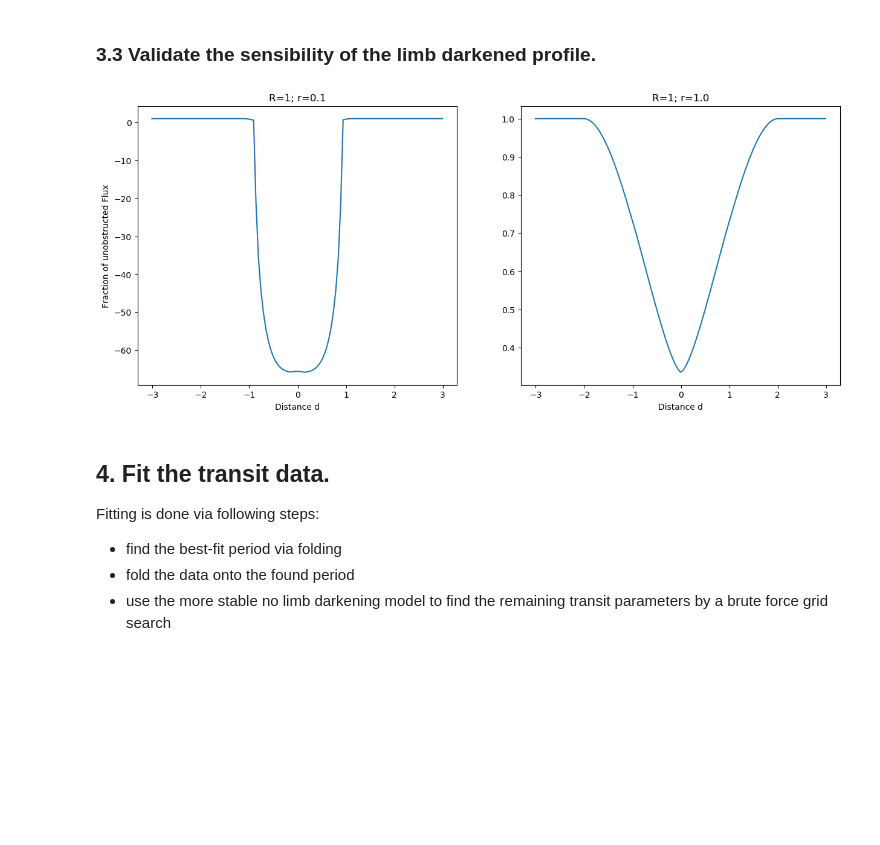
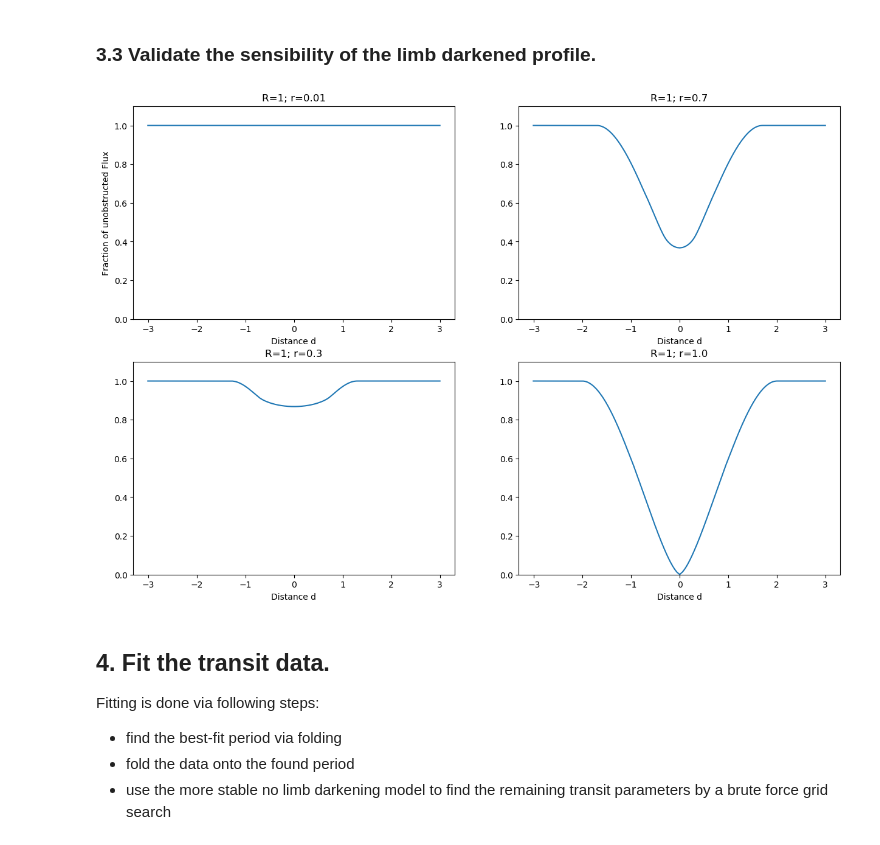
Before and after one commit to DinoBektesevic/ASTR597-Exoplanets, a Jupyter notebook: DinoBektesevic_HW2.ipynb, the cells around one changed output. Cells and saved outputs as stored; diff of their text form; code cells hidden in the pictures; blank space fills up the shorter version.

```diff
--- a/DinoBektesevic_HW2.ipynb
+++ b/DinoBektesevic_HW2.ipynb
@@ -165,10 +165,15 @@ function transitModelArea(d, R, r)
     egresMask   = findall(x-> (x>0) & ( abs(x)<abs(R+r) ) & ( abs(x)>abs(R-r) ), d)
 
     constA(x) = pi*r^2
+    constB(x) = pi*R^2
 
     model[ingresMask]  .= pi*(R^2+r^2) .- Atot(d[ingresMask], r=r, R=R)
     model[egresMask]   .= Atot(d[egresMask], r=r, R=R)
-    model[transitMask] .= constA(d[egresMask])
+    if r<=R
+        model[transitMask] .= constA(d[egresMask])
+    elseif r>R
+        model[transitMask] .= constB(d[egresMask])
+    end
 
     return model
     end;
@@ -183,6 +188,9 @@ function transitModelArea(d::Number, R, r)
         # egres
         return Atot(d, r=r, R=R)
     elseif (abs(d)<=abs(R-r))
+            if r>R
+                return pi*R^2
+            end;
         return pi*r^2
     else
         return 0;
@@ -310,10 +318,11 @@ function transitFluxLimbDarkened(d, R, r; dr=0.05, intensityf=linearI)
     for (i,dd) in enumerate(d)
         shellFs = zeros(length(subdivs))
         for (j,starR) in enumerate(subdivs)
-            shellFs[j] = transitFlux(dd, r, starR)
+            shellFs[j] = transitModelArea(dd, starR, r)
             end;
         dShellFs = shellFs[2:end] - shellFs[1:end-1]
-        totF[i] = sum(I .* dShellFs)+1
+        totF[i] = 1-sum(I .* dShellFs)/pi/(1-R/3)
+        #totF[i] = sum(I .* dShellFs)+1
         end;
 
     return totF;
@@ -321,24 +330,27 @@ function transitFluxLimbDarkened(d, R, r; dr=0.05, intensityf=linearI)
 # %% [markdown]
 ### 3.3 Validate the sensibility of the limb darkened profile.
 # %%
-R=1; r = [0.1, 1];
-d = range(-3.01, 3, step=0.05)
+R=1; r = [0.01, 0.3, 0.7, 1];
+d = range(-3.0105, 3, step=0.001)
 
-fig, axes = subplots(1, 2, figsize=(15, 6))
+fig, axes = subplots(2, 2, figsize=(15, 10))
 
-m1 = transitFluxLimbDarkened(d, R, r[1])
-m2 = transitFluxLimbDarkened(d, R, r[2])
+m1 = transitFluxLimbDarkened(d, R, r[1], dr=0.000199999)
+m2 = transitFluxLimbDarkened(d, R, r[2], dr=0.001)
+m3 = transitFluxLimbDarkened(d, R, r[3])#, dr=0.000199999)
+m4 = transitFluxLimbDarkened(d, R, r[4])#, dr=0.000199999)
 
-for (ax, m, t) in zip(axes, [m1, m2, m3], r)
+for (ax, m, t) in zip(axes, [m1, m2, m3, m4], r)
     ax[:plot](d, m)
     ax[:set_title]("R=$R; r=$t")
     ax[:set_xlabel]("Distance d")
-    #ax[:set_ylim](0, 1.1)
+    ax[:set_ylim](0, 1.1)
     end;
 
+#axes[1][:set_xlim](-0.2, 0.2)
 axes[1][:set_ylabel]("Fraction of unobstructed Flux");
 # %% [output]
-[figure, old version]
+[figure, new version]
 # %% [markdown]
 ## 4. Fit the transit data.
 
```
Also changed, not shown: parts of 1 cell of this notebook.
